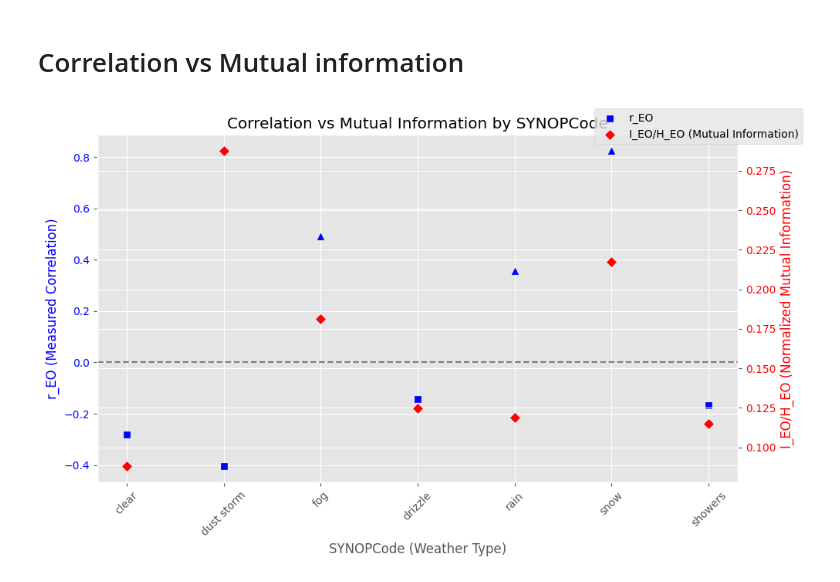
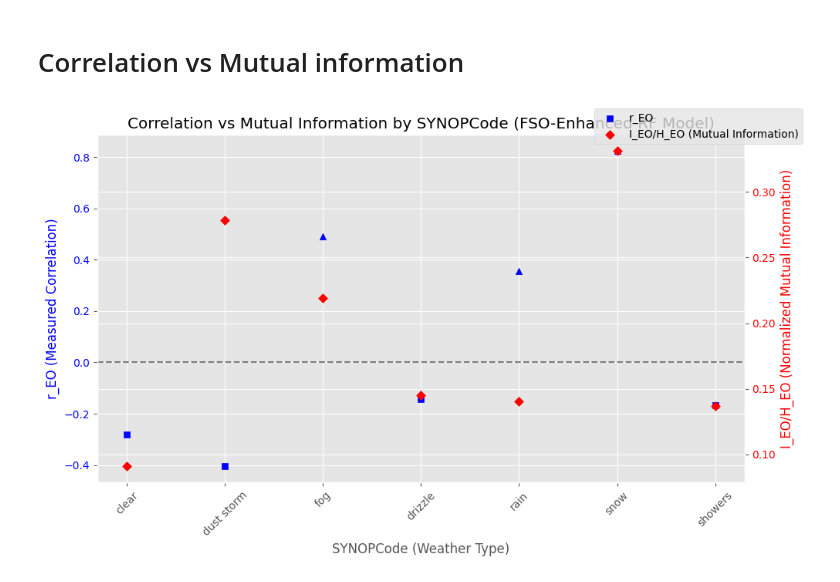
Before and after one commit to nithin0609/Hybrid-Optical-RF-Communication-Model, a Jupyter notebook: RF_Models_V2.ipynb, the cells around one changed output. Drawn from its saved outputs; the diff is of its cells as text; code cells hidden in the pictures.

Commit message:
Modified the plots

```diff
--- a/RF_Models_V2.ipynb
+++ b/RF_Models_V2.ipynb
@@ -511,7 +531,7 @@ synop_labels = {
 
 # Combine test sets with original and predicted values
 combined_df = original_test_df_m2[['SYNOPCode', 'RFL_Att', 'FSO_Att']].copy()
-combined_df['RFL_Att_pred'] = predicted_test_df_m3['RFL_Att'].values
+combined_df['RFL_Att_pred'] = predicted_test_df_m2['RFL_Att'].values
 combined_df['FSO_Att_pred'] = predicted_test_df_m2['FSO_Att'].values
 
 # Function to calculate normalized mutual information
@@ -560,32 +580,32 @@ corr_df['CategoryIndex'] = range(len(corr_df))
 
 # Plotting with corrected x-axis
 fig, ax1 = plt.subplots(figsize=(10, 6))
 
 # Left y-axis for r_EO
 for idx, row in corr_df.iterrows():
     marker = '^' if row['r_EO'] >= 0 else 's'
     ax1.scatter(row['CategoryIndex'], row['r_EO'], color='blue', marker=marker, label='r_EO' if idx == 0 else "")
 
 ax1.set_xlabel('SYNOPCode (Weather Type)')
 ax1.set_xticks(corr_df['CategoryIndex'])
 ax1.set_xticklabels([synop_labels.get(code, str(code)) for code in corr_df['SYNOPCode']], rotation=45)
 ax1.set_ylabel('r_EO (Measured Correlation)', color='blue')
 ax1.tick_params(axis='y', labelcolor='blue')
 ax1.axhline(0, color='gray', linestyle='--')
 
 # Right y-axis for I_EO/H_EO (Mutual Information)
 ax2 = ax1.twinx()
 ax2.scatter(corr_df['CategoryIndex'], corr_df['I_EO_H_EO'], color='red', marker='D', label='I_EO/H_EO (Mutual Information)')
 ax2.set_ylabel('I_EO/H_EO (Normalized Mutual Information)', color='red')
 ax2.tick_params(axis='y', labelcolor='red')
 
 # Combine legends
 handles1, labels1 = ax1.get_legend_handles_labels()
 handles2, labels2 = ax2.get_legend_handles_labels()
 fig.legend(handles1 + handles2, labels1 + labels2, loc='upper right')
 
-plt.title('Correlation vs Mutual Information by SYNOPCode')
+plt.title('Correlation vs Mutual Information by SYNOPCode (FSO-Enhanced RF Model)')
 plt.tight_layout()
 plt.show()
 # %% [output]
-[figure, old version]
+[figure, new version]
```
Also changed, not shown: parts of 3 cells of this notebook.
